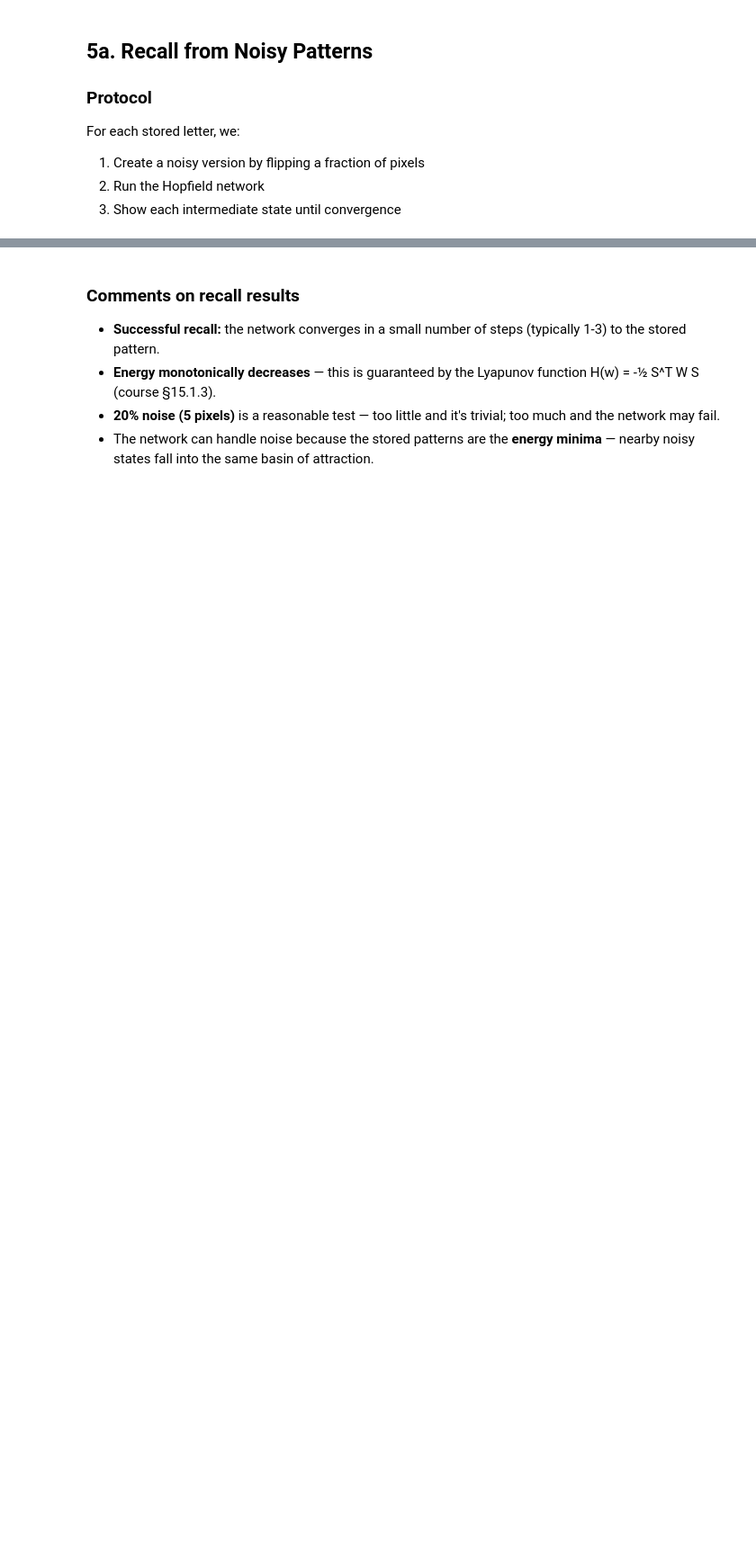
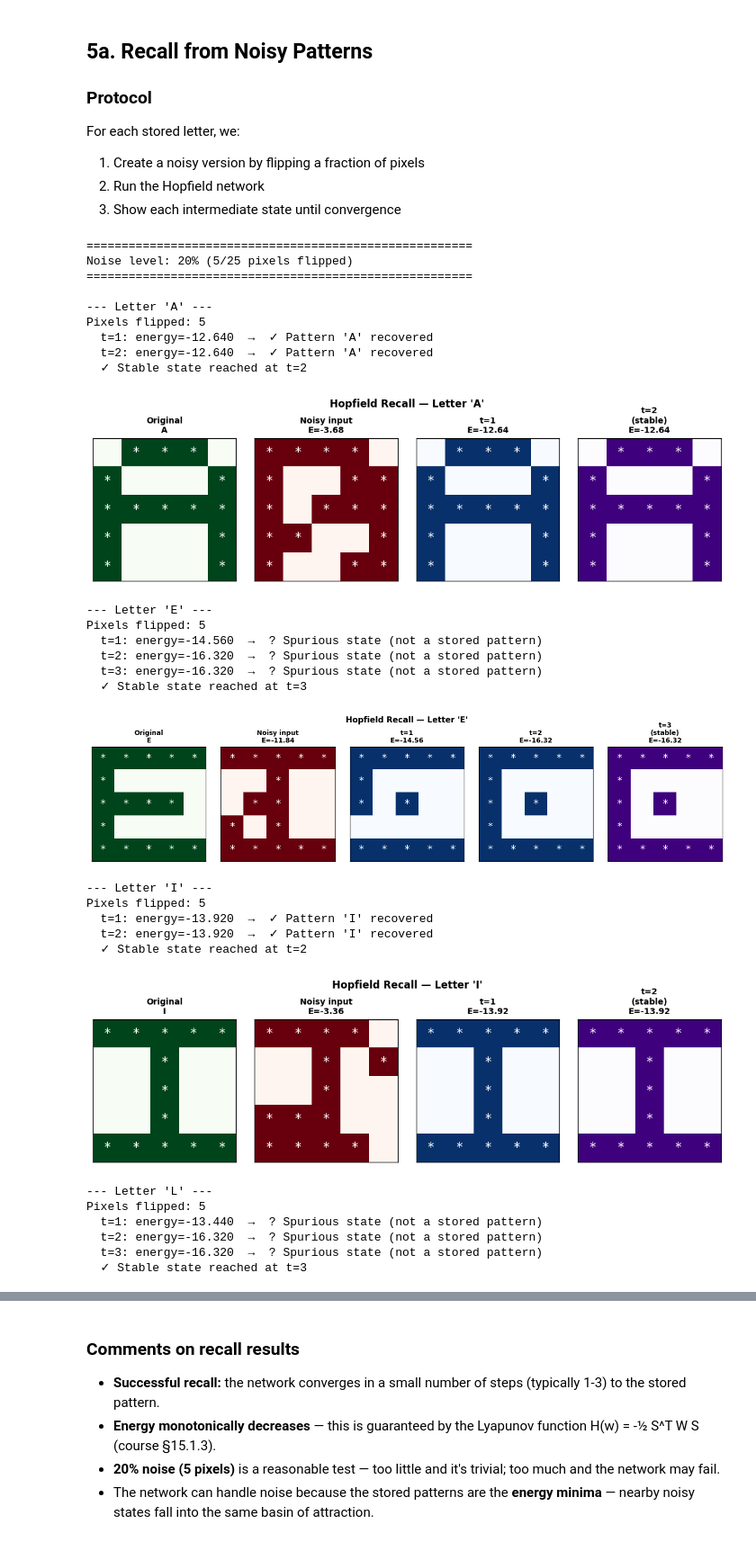
Before and after one commit to pthomas26/TP4, a Jupyter notebook: TP4_Ex2_Hopfield.ipynb, the cells around one changed output, grey strips where cells are left out. Shown at 90% size. Drawn from its saved outputs; the diff is of its cells as text; code cells hidden in the pictures; blank space fills up the shorter version.

```diff
--- a/TP4_Ex2_Hopfield.ipynb
+++ b/TP4_Ex2_Hopfield.ipynb
@@ -349,17 +443,50 @@ def show_recall_steps(letter_name, original, noisy, states, energies):
 # %%
 rng = np.random.RandomState(42)
 noise_level = 0.20  # 20% pixel flip — 5 pixels out of 25
 
 print("=" * 55)
 print(f"Noise level: {noise_level*100:.0f}% ({int(noise_level*25)}/25 pixels flipped)")
 print("=" * 55)
+
+patterns = {k: all_patterns[k] for k in our_set}
+hop = hop_our
 
 for name, original in patterns.items():
     print(f"\n--- Letter '{name}' ---")
     noisy = add_noise(original, noise_level, rng)
 
     n_flipped = np.sum(noisy != original)
     print(f"Pixels flipped: {n_flipped}")
 
     final, states, energies = hop.recall(noisy, max_iter=15, verbose=True)
     show_recall_steps(name, original, noisy, states, energies)
+# %% [output]
+=======================================================
+Noise level: 20% (5/25 pixels flipped)
+=======================================================
+
+--- Letter 'A' ---
+Pixels flipped: 5
+  t=1: energy=-12.640  →  ✓ Pattern 'A' recovered
+  t=2: energy=-12.640  →  ✓ Pattern 'A' recovered
+  ✓ Stable state reached at t=2
+[figure, added]
+--- Letter 'E' ---
+Pixels flipped: 5
+  t=1: energy=-14.560  →  ? Spurious state (not a stored pattern)
+  t=2: energy=-16.320  →  ? Spurious state (not a stored pattern)
+  t=3: energy=-16.320  →  ? Spurious state (not a stored pattern)
+  ✓ Stable state reached at t=3
+[figure, added]
+--- Letter 'I' ---
+Pixels flipped: 5
+  t=1: energy=-13.920  →  ✓ Pattern 'I' recovered
+  t=2: energy=-13.920  →  ✓ Pattern 'I' recovered
+  ✓ Stable state reached at t=2
+[figure, added]
+--- Letter 'L' ---
+Pixels flipped: 5
+  t=1: energy=-13.440  →  ? Spurious state (not a stored pattern)
+  t=2: energy=-16.320  →  ? Spurious state (not a stored pattern)
+  t=3: energy=-16.320  →  ? Spurious state (not a stored pattern)
+  ✓ Stable state reached at t=3
```
Also changed, not shown: parts of 10 cells of this notebook.
